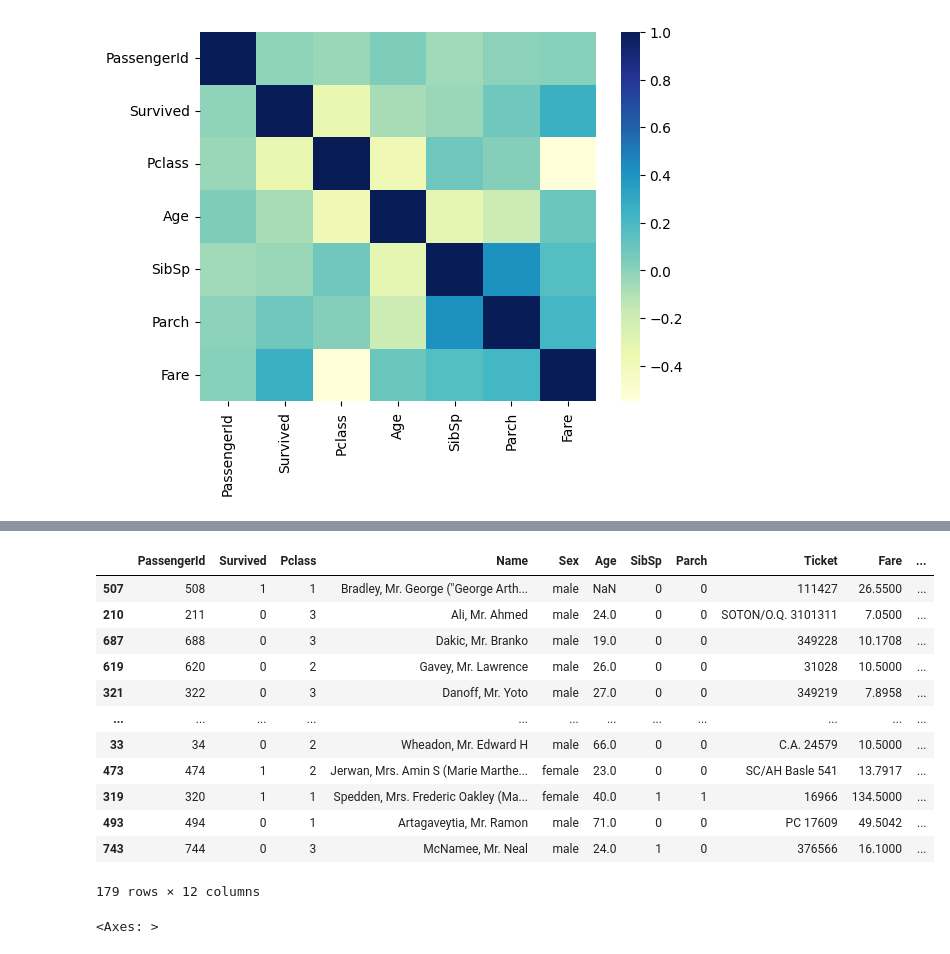
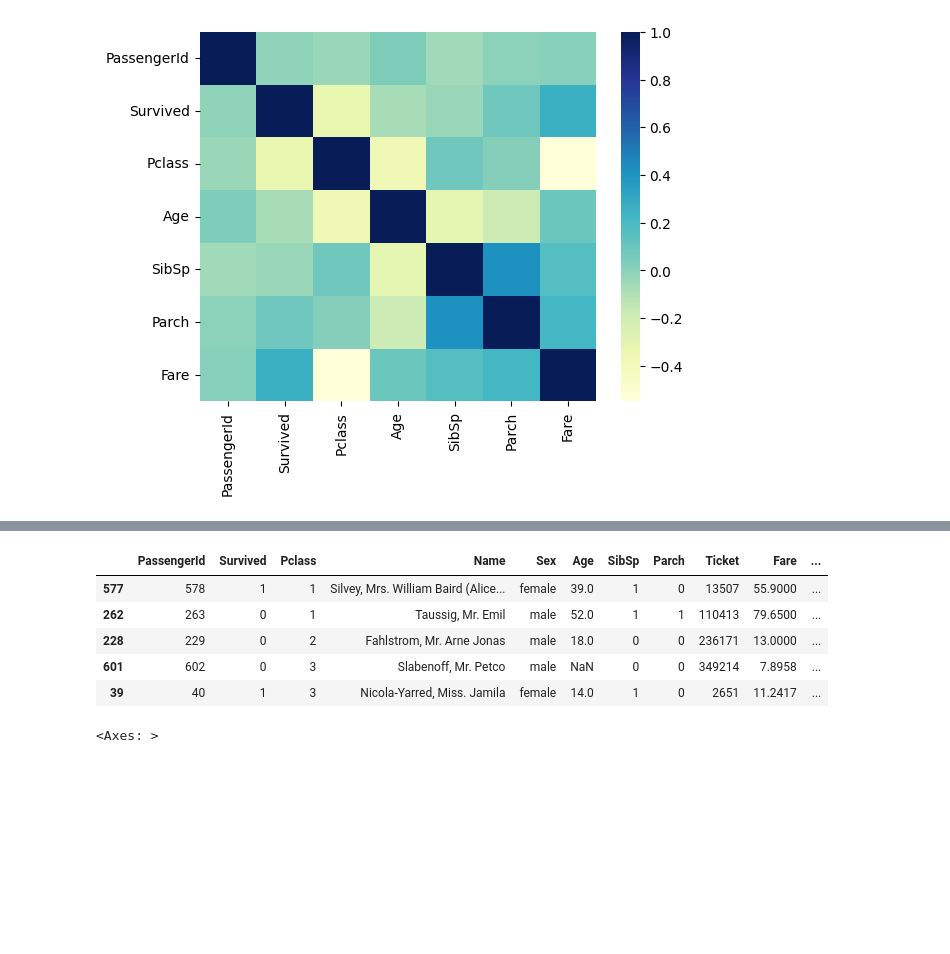
Before and after one commit to atif0911/AIML, a Jupyter notebook: MiniProjects/Titanic/Titanic.ipynb, the cells around one changed output, grey strips where cells are left out. Drawn from its saved outputs; the diff is of its cells as text; code cells hidden in the pictures; blank space fills up the shorter version.

```diff
--- a/MiniProjects/Titanic/Titanic.ipynb
+++ b/MiniProjects/Titanic/Titanic.ipynb
@@ -22,8 +17,8 @@ import pandas as pd
 import numpy as np
 import matplotlib.pyplot as plt
 # %%
-train=pd.read_csv('drive/MyDrive/Titanic/train.csv')
-test=pd.read_csv('drive/MyDrive/Titanic/test.csv')
+train=pd.read_csv('train.csv')
+test=pd.read_csv('test.csv')
 # %%
 print(train.shape)
 print(test.shape)
@@ -150,5 +163,5 @@ from sklearn.model_selection import StratifiedShuffleSplit
 split=StratifiedShuffleSplit(n_splits=1,test_size=0.2)
 for train_indices,test_indices in split.split(train,train[["Survived",'Pclass','Sex']]):
   s_train=train.loc[train_indices]
-  s_test=train.loc[test_indices]
+  s_val=train.loc[test_indices]
 # %%
@@ -170,19 +176,12 @@ s_train
 # %%
-s_test
+s_val.head()
 # %% [output]
 |  | PassengerId | Survived | Pclass | Name | Sex | Age | SibSp | Parch | Ticket | Fare | ... |
-| 507 | 508 | 1 | 1 | Bradley, Mr. George ("George Arth... | male | NaN | 0 | 0 | 111427 | 26.5500 | ... |
-| 210 | 211 | 0 | 3 | Ali, Mr. Ahmed | male | 24.0 | 0 | 0 | SOTON/O.Q. 3101311 | 7.0500 | ... |
-| 687 | 688 | 0 | 3 | Dakic, Mr. Branko | male | 19.0 | 0 | 0 | 349228 | 10.1708 | ... |
-| 619 | 620 | 0 | 2 | Gavey, Mr. Lawrence | male | 26.0 | 0 | 0 | 31028 | 10.5000 | ... |
-| 321 | 322 | 0 | 3 | Danoff, Mr. Yoto | male | 27.0 | 0 | 0 | 349219 | 7.8958 | ... |
-| ... | ... | ... | ... | ... | ... | ... | ... | ... | ... | ... | ... |
-| 33 | 34 | 0 | 2 | Wheadon, Mr. Edward H | male | 66.0 | 0 | 0 | C.A. 24579 | 10.5000 | ... |
-| 473 | 474 | 1 | 2 | Jerwan, Mrs. Amin S (Marie Marthe... | female | 23.0 | 0 | 0 | SC/AH Basle 541 | 13.7917 | ... |
-| 319 | 320 | 1 | 1 | Spedden, Mrs. Frederic Oakley (Ma... | female | 40.0 | 1 | 1 | 16966 | 134.5000 | ... |
-| 493 | 494 | 0 | 1 | Artagaveytia, Mr. Ramon | male | 71.0 | 0 | 0 | PC 17609 | 49.5042 | ... |
-| 743 | 744 | 0 | 3 | McNamee, Mr. Neal | male | 24.0 | 1 | 0 | 376566 | 16.1000 | ... |
+| 577 | 578 | 1 | 1 | Silvey, Mrs. William Baird (Alice... | female | 39.0 | 1 | 0 | 13507 | 55.9000 | ... |
+| 262 | 263 | 0 | 1 | Taussig, Mr. Emil | male | 52.0 | 1 | 1 | 110413 | 79.6500 | ... |
+| 228 | 229 | 0 | 2 | Fahlstrom, Mr. Arne Jonas | male | 18.0 | 0 | 0 | 236171 | 13.0000 | ... |
+| 601 | 602 | 0 | 3 | Slabenoff, Mr. Petco | male | NaN | 0 | 0 | 349214 | 7.8958 | ... |
+| 39 | 40 | 1 | 3 | Nicola-Yarred, Miss. Jamila | female | 14.0 | 1 | 0 | 2651 | 11.2417 | ... |
-179 rows × 12 columns
 # %%
 plt.subplot(1,2,1)
 s_train['Survived'].hist()
```
Also changed, not shown: parts of 37 cells of this notebook, 3 other files.
